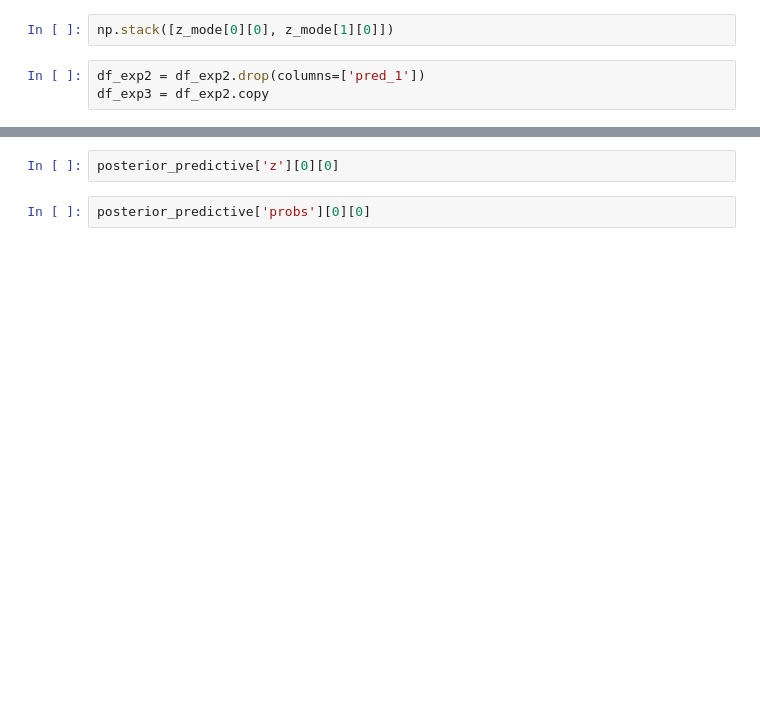
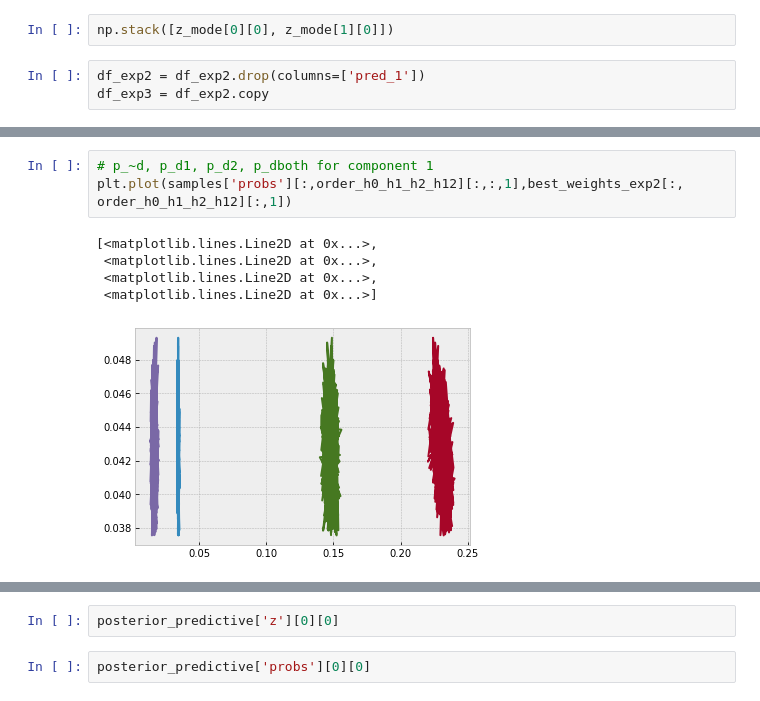
Before and after one commit to akotlar/multivariate-tada, a Jupyter notebook: project/sim6.ipynb, the cells around one changed output, grey strips where cells are left out. Drawn from its saved outputs; the diff is of its cells as text; blank space fills up the shorter version.

```diff
--- a/project/sim6.ipynb
+++ b/project/sim6.ipynb
@@ -1151,0 +1411,9 @@ DeviceArray([[2],
+# %%
+# p_~d, p_d1, p_d2, p_dboth for component 1
+plt.plot(samples['probs'][:,order_h0_h1_h2_h12][:,:,1],best_weights_exp2[:, order_h0_h1_h2_h12][:,1])
+# %% [output]
+[<matplotlib.lines.Line2D at 0x...>,
+ <matplotlib.lines.Line2D at 0x...>,
+ <matplotlib.lines.Line2D at 0x...>,
+ <matplotlib.lines.Line2D at 0x...>]
+[figure, added]
```
Also changed, not shown: parts of 35 cells of this notebook.
